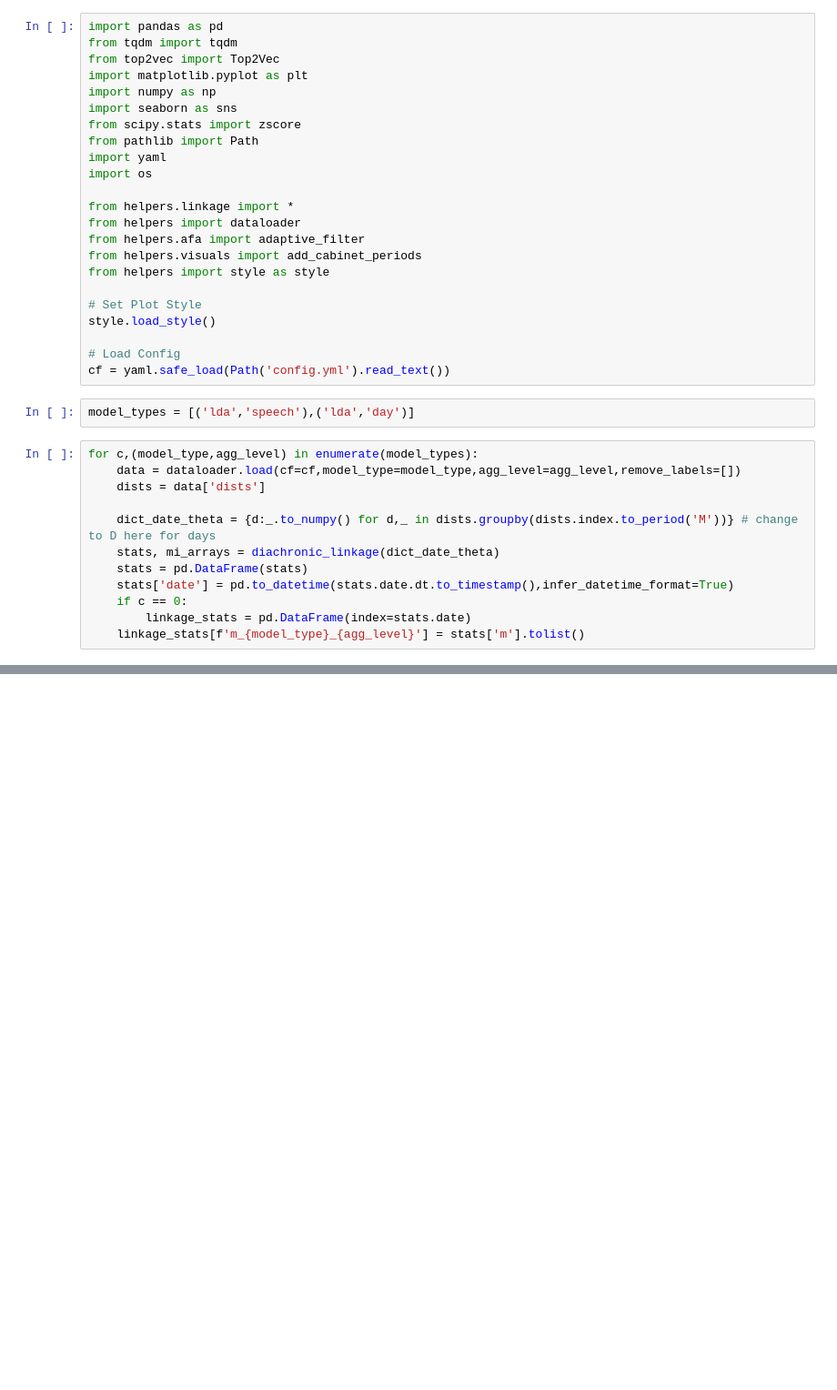
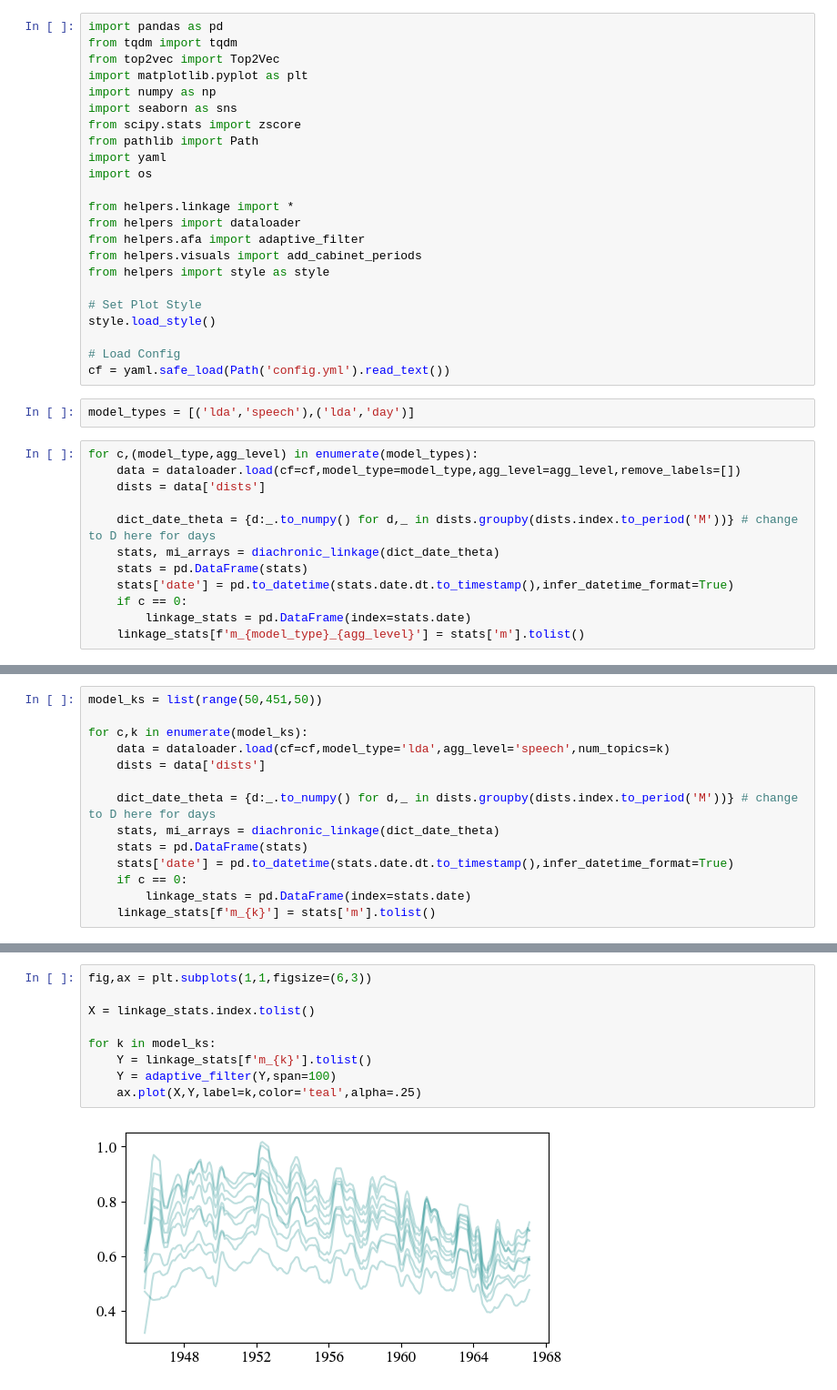
Before and after one commit to rubenros1795/linkage, a Jupyter notebook: 00-get-linkage.ipynb, the cells around one changed output, grey strips where cells are left out. Shown at 91% size. Cells and saved outputs as stored; diff of their text form; blank space fills up the shorter version.

```diff
--- a/00-get-linkage.ipynb
+++ b/00-get-linkage.ipynb
@@ -66,0 +69,14 @@ plt.show()
+# %%
+model_ks = list(range(50,451,50))
+
+for c,k in enumerate(model_ks):
+    data = dataloader.load(cf=cf,model_type='lda',agg_level='speech',num_topics=k)
+    dists = data['dists']
+
+    dict_date_theta = {d:_.to_numpy() for d,_ in dists.groupby(dists.index.to_period('M'))} # change to D here for days
+    stats, mi_arrays = diachronic_linkage(dict_date_theta)
+    stats = pd.DataFrame(stats)
+    stats['date'] = pd.to_datetime(stats.date.dt.to_timestamp(),infer_datetime_format=True)
+    if c == 0:
+        linkage_stats = pd.DataFrame(index=stats.date)
+    linkage_stats[f'm_{k}'] = stats['m'].tolist()
@@ -66,0 +100,11 @@ plt.show()
+# %%
+fig,ax = plt.subplots(1,1,figsize=(6,3))
+
+X = linkage_stats.index.tolist()
+
+for k in model_ks:
+    Y = linkage_stats[f'm_{k}'].tolist()
+    Y = adaptive_filter(Y,span=100)
+    ax.plot(X,Y,label=k,color='teal',alpha=.25)
+# %% [output]
+[figure, added]
```
Also changed, not shown: parts of 4 cells of this notebook, 25 other files.
